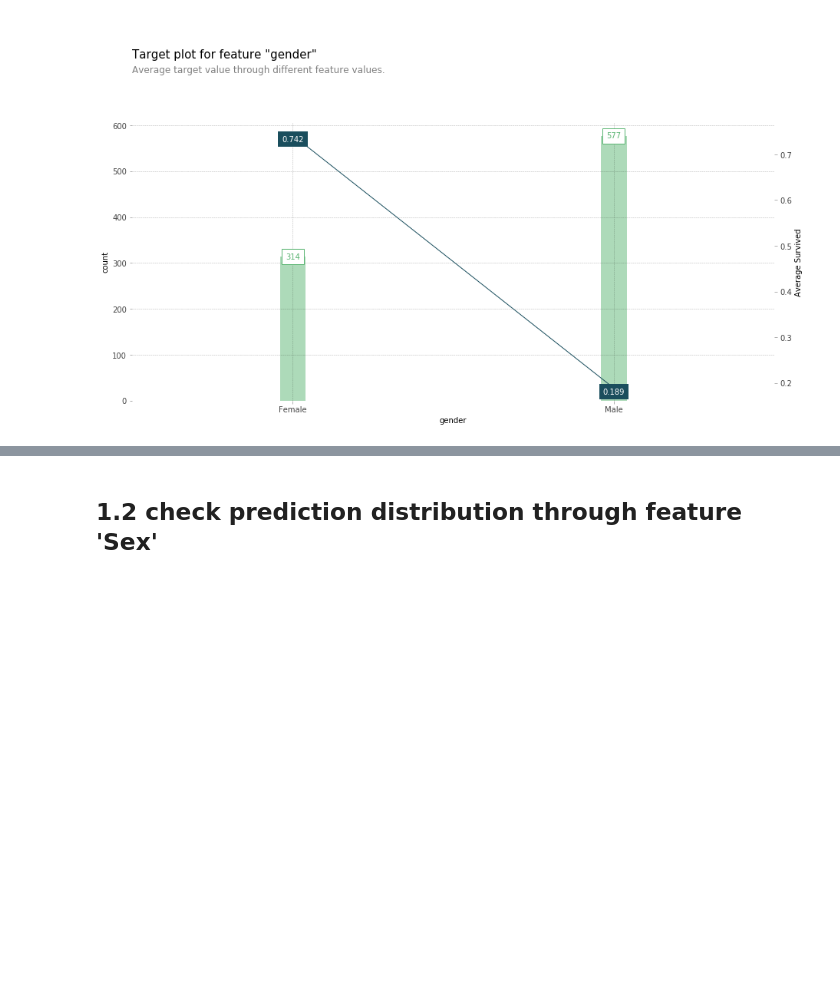
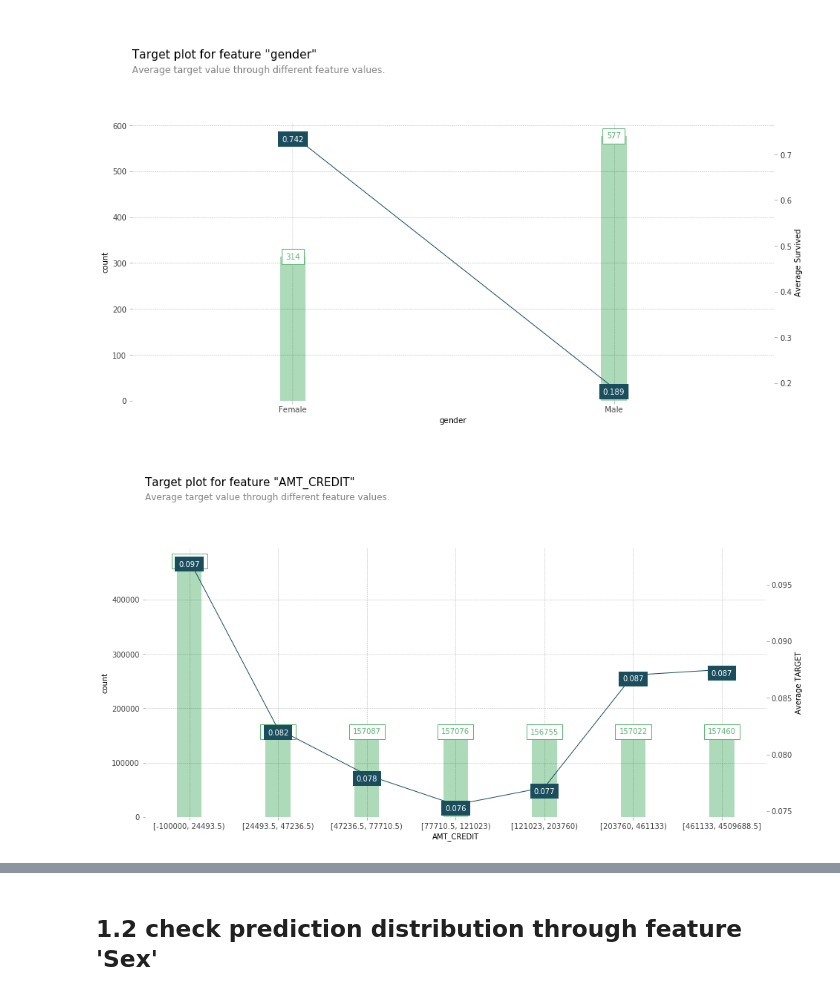
Before and after one commit to yryrgogo/Home-Credit-Default-Risk-79place, a Jupyter notebook: py/pdpbox_binary_classification.ipynb, the cells around one changed output, grey strips where cells are left out. Drawn from its saved outputs; the diff is of its cells as text; code cells hidden in the pictures; blank space fills up the shorter version.

```diff
--- a/py/pdpbox_binary_classification.ipynb
+++ b/py/pdpbox_binary_classification.ipynb
@@ -61,6 +95,14 @@ fig, axes, summary_df = info_plots.target_plot(
 _ = axes['bar_ax'].set_xticklabels(['Female', 'Male'])
 # %% [output]
 [figure]
+# %%
+fig, axes, summary_df = info_plots.target_plot(
+    df=prev.fillna(-100000), feature='AMT_CREDIT', feature_name='AMT_CREDIT', target=target
+)
+# _ = axes['bar_ax']
+# .set_xticklabels(['Female', 'Male'])
+# %% [output]
+[figure, added]
 # %%
 summary_df
 # %% [output]
```
Also changed, not shown: parts of 12 cells of this notebook, 1 other file.
